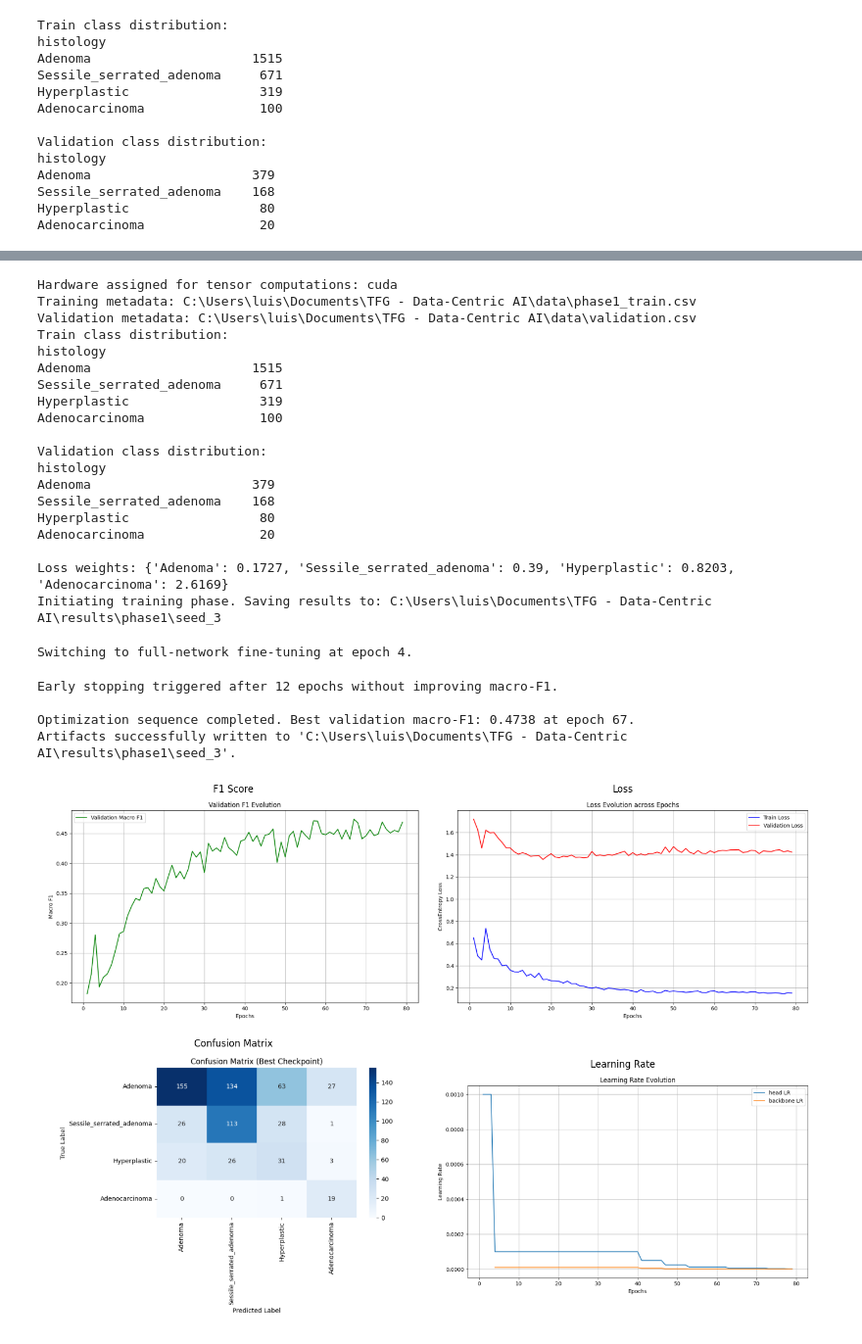
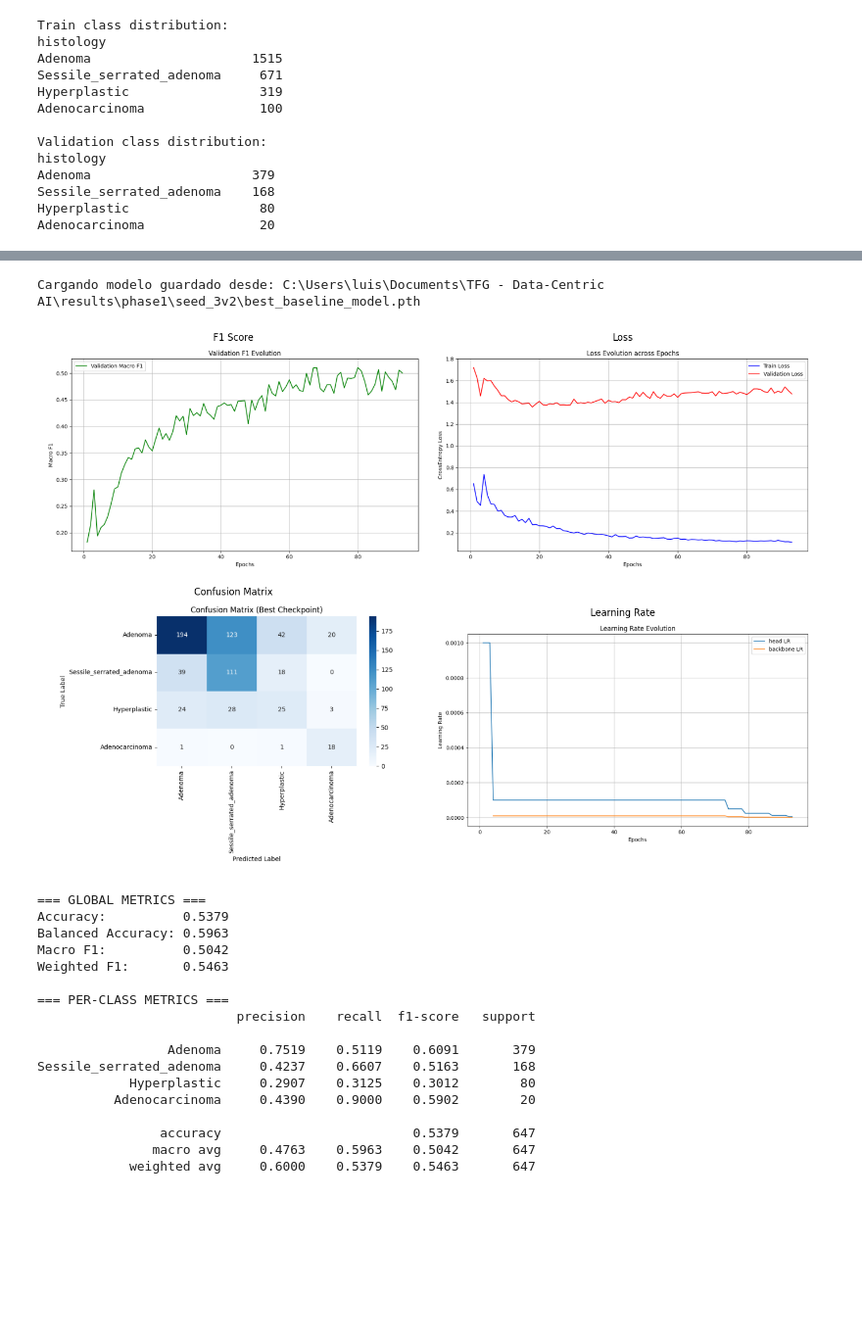
Before and after one commit to luismz14/TFG-DataCentric-AI, a Jupyter notebook: phase1.ipynb, the cells around one changed output, grey strips where cells are left out. Shown at 98% size. Drawn from its saved outputs; the diff is of its cells as text; code cells hidden in the pictures; blank space fills up the shorter version.

```diff
--- a/phase1.ipynb
+++ b/phase1.ipynb
@@ -158,43 +112,37 @@ Sessile_serrated_adenoma     0.4101    0.6786    0.5112       168
 # %%
 baseline_train.random_state = 456
 
 phase1_img_dir = Path("unified_images")
 phase1_csv_dir = Path("phase1_train.csv")
 phase1_validation_csv_dir = VALIDATION_CSV
 phase1_validation_img_dir = Path("unified_images")
-phase1_dir = Path('phase1/seed_3')
+phase1_dir = Path('phase1/seed_3v2')
 
 plotTrainResults(
     train_csv_dir=phase1_csv_dir,
     validation_csv_dir=phase1_validation_csv_dir,
     train_img_dir=phase1_img_dir,
     validation_img_dir=phase1_validation_img_dir,
     results_dir=phase1_dir,
     train=baseline_train,
 )
 # %% [output]
-Hardware assigned for tensor computations: cuda
-Training metadata: C:\Users\luis\Documents\TFG - Data-Centric AI\data\phase1_train.csv
-Validation metadata: C:\Users\luis\Documents\TFG - Data-Centric AI\data\validation.csv
-Train class distribution:
-histology
-Adenoma                     1515
-Sessile_serrated_adenoma     671
-Hyperplastic                 319
-Adenocarcinoma               100
-
-Validation class distribution:
-histology
-Adenoma                     379
-Sessile_serrated_adenoma    168
-Hyperplastic                 80
-Adenocarcinoma               20
-
-Loss weights: {'Adenoma': 0.1727, 'Sessile_serrated_adenoma': 0.39, 'Hyperplastic': 0.8203, 'Adenocarcinoma': 2.6169}
-Initiating training phase. Saving results to: C:\Users\luis\Documents\TFG - Data-Centric AI\results\phase1\seed_3
+Cargando modelo guardado desde: C:\Users\luis\Documents\TFG - Data-Centric AI\results\phase1\seed_3v2\best_baseline_model.pth
+[figure, new version]
-Switching to full-network fine-tuning at epoch 4.
+=== GLOBAL METRICS ===
+Accuracy:          0.5379
+Balanced Accuracy: 0.5963
+Macro F1:          0.5042
+Weighted F1:       0.5463
+
+=== PER-CLASS METRICS ===
+                          precision    recall  f1-score   support
+
+                 Adenoma     0.7519    0.5119    0.6091       379
+Sessile_serrated_adenoma     0.4237    0.6607    0.5163       168
+            Hyperplastic     0.2907    0.3125    0.3012        80
+          Adenocarcinoma     0.4390    0.9000    0.5902        20
+
+                accuracy                         0.5379       647
+               macro avg     0.4763    0.5963    0.5042       647
+            weighted avg     0.6000    0.5379    0.5463       647
-Early stopping triggered after 12 epochs without improving macro-F1.
-
-Optimization sequence completed. Best validation macro-F1: 0.4738 at epoch 67.
-Artifacts successfully written to 'C:\Users\luis\Documents\TFG - Data-Centric AI\results\phase1\seed_3'.
-[figure, old version]
```
Also changed, not shown: parts of 5 cells of this notebook, 17 other files.
